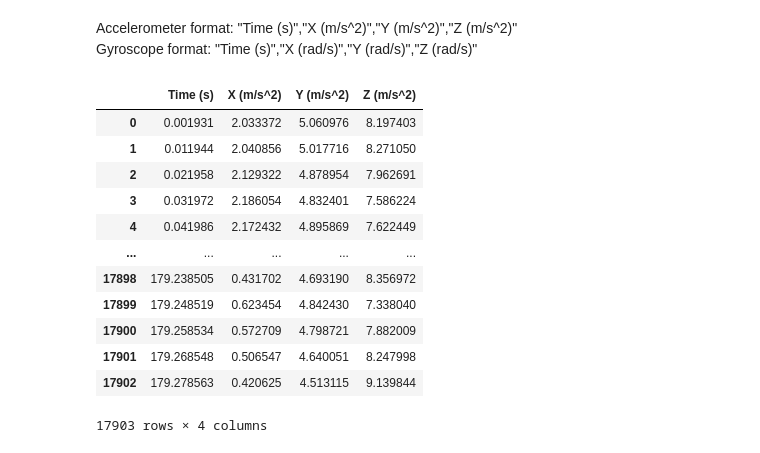
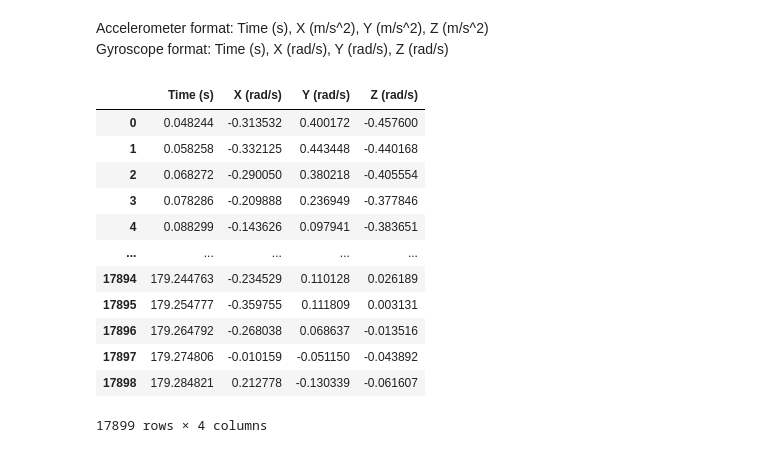
Before and after one commit to annkapopp/IndoorLocal, a Jupyter notebook: preprocessing.ipynb, the cells around one changed output. Saved outputs shown, nothing was run; the diff lists cells and outputs as text; code cells hidden in the pictures.

```diff
--- a/preprocessing.ipynb
+++ b/preprocessing.ipynb
@@ -4,23 +5,24 @@ import pandas as pd
 # %% [markdown]
-Accelerometer format: "Time (s)","X (m/s^2)","Y (m/s^2)","Z (m/s^2)" \
-Gyroscope format: "Time (s)","X (rad/s)","Y (rad/s)","Z (rad/s)"
+Accelerometer format: Time (s), X (m/s^2), Y (m/s^2), Z (m/s^2) \
+Gyroscope format: Time (s), X (rad/s), Y (rad/s), Z (rad/s)
 # %%
+# load csv data as pandas dataframe
 
-accelerometer = pd.read_csv('data/gebaeude64_1OG_csv/Accelerometer.csv', sep=',',header=0)
-gyroscope = pd.read_csv('data/gebaeude64_1OG_csv/Gyroscope.csv', sep=',',header=0)
-accelerometer
+acc_df = pd.read_csv('data/gebaeude64_1OG_csv/Accelerometer.csv', sep=',',header=0)
+gyro_df = pd.read_csv('data/gebaeude64_1OG_csv/Gyroscope.csv', sep=',',header=0)
+gyro_df
 # %% [output]
-|  | Time (s) | X (m/s^2) | Y (m/s^2) | Z (m/s^2) |
-| 0 | 0.001931 | 2.033372 | 5.060976 | 8.197403 |
-| 1 | 0.011944 | 2.040856 | 5.017716 | 8.271050 |
-| 2 | 0.021958 | 2.129322 | 4.878954 | 7.962691 |
-| 3 | 0.031972 | 2.186054 | 4.832401 | 7.586224 |
-| 4 | 0.041986 | 2.172432 | 4.895869 | 7.622449 |
+|  | Time (s) | X (rad/s) | Y (rad/s) | Z (rad/s) |
+| 0 | 0.048244 | -0.313532 | 0.400172 | -0.457600 |
+| 1 | 0.058258 | -0.332125 | 0.443448 | -0.440168 |
+| 2 | 0.068272 | -0.290050 | 0.380218 | -0.405554 |
+| 3 | 0.078286 | -0.209888 | 0.236949 | -0.377846 |
+| 4 | 0.088299 | -0.143626 | 0.097941 | -0.383651 |
 | ... | ... | ... | ... | ... |
-| 17898 | 179.238505 | 0.431702 | 4.693190 | 8.356972 |
-| 17899 | 179.248519 | 0.623454 | 4.842430 | 7.338040 |
-| 17900 | 179.258534 | 0.572709 | 4.798721 | 7.882009 |
-| 17901 | 179.268548 | 0.506547 | 4.640051 | 8.247998 |
-| 17902 | 179.278563 | 0.420625 | 4.513115 | 9.139844 |
+| 17894 | 179.244763 | -0.234529 | 0.110128 | 0.026189 |
+| 17895 | 179.254777 | -0.359755 | 0.111809 | 0.003131 |
+| 17896 | 179.264792 | -0.268038 | 0.068637 | -0.013516 |
+| 17897 | 179.274806 | -0.010159 | -0.051150 | -0.043892 |
+| 17898 | 179.284821 | 0.212778 | -0.130339 | -0.061607 |
-17903 rows × 4 columns
+17899 rows × 4 columns
 # %%
```
Also changed, not shown: parts of 3 cells of this notebook, 1 other file.
